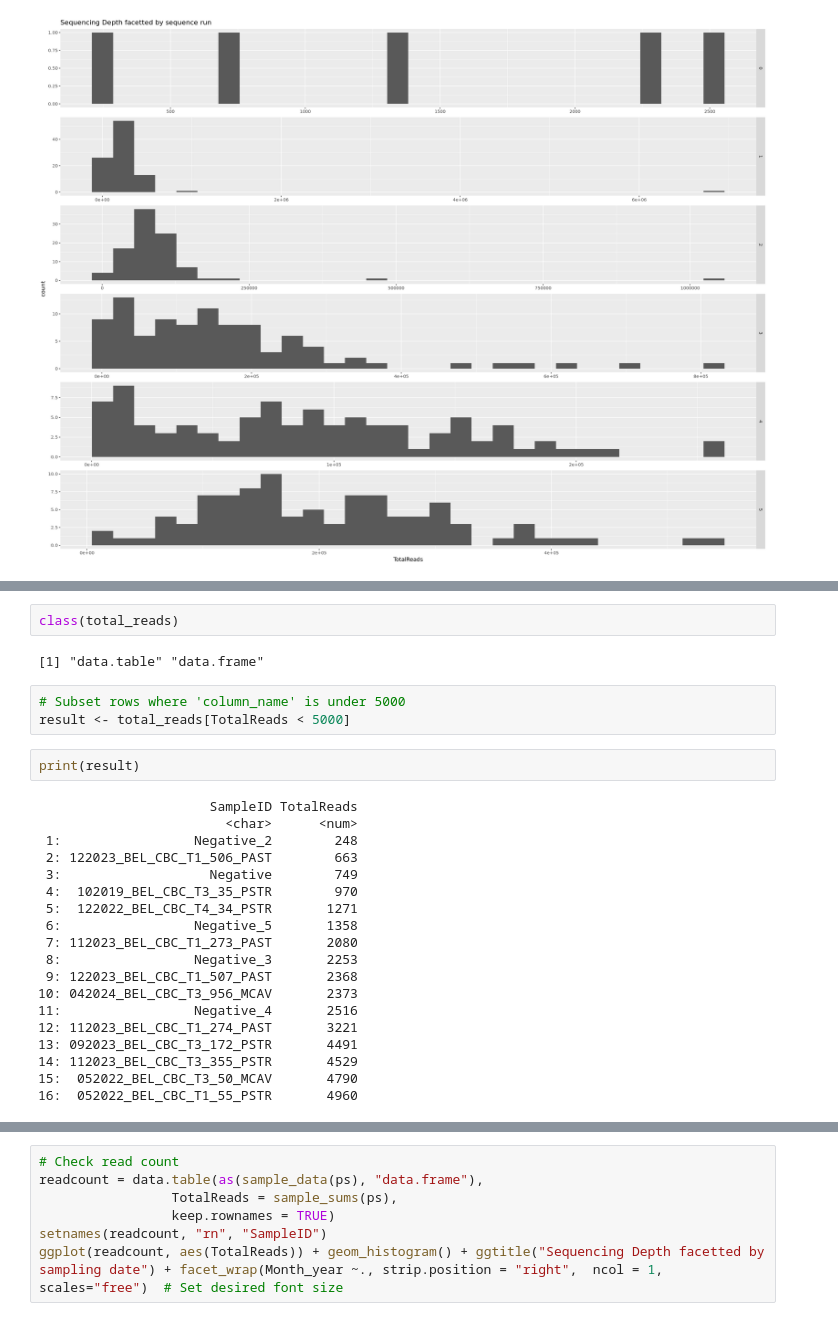
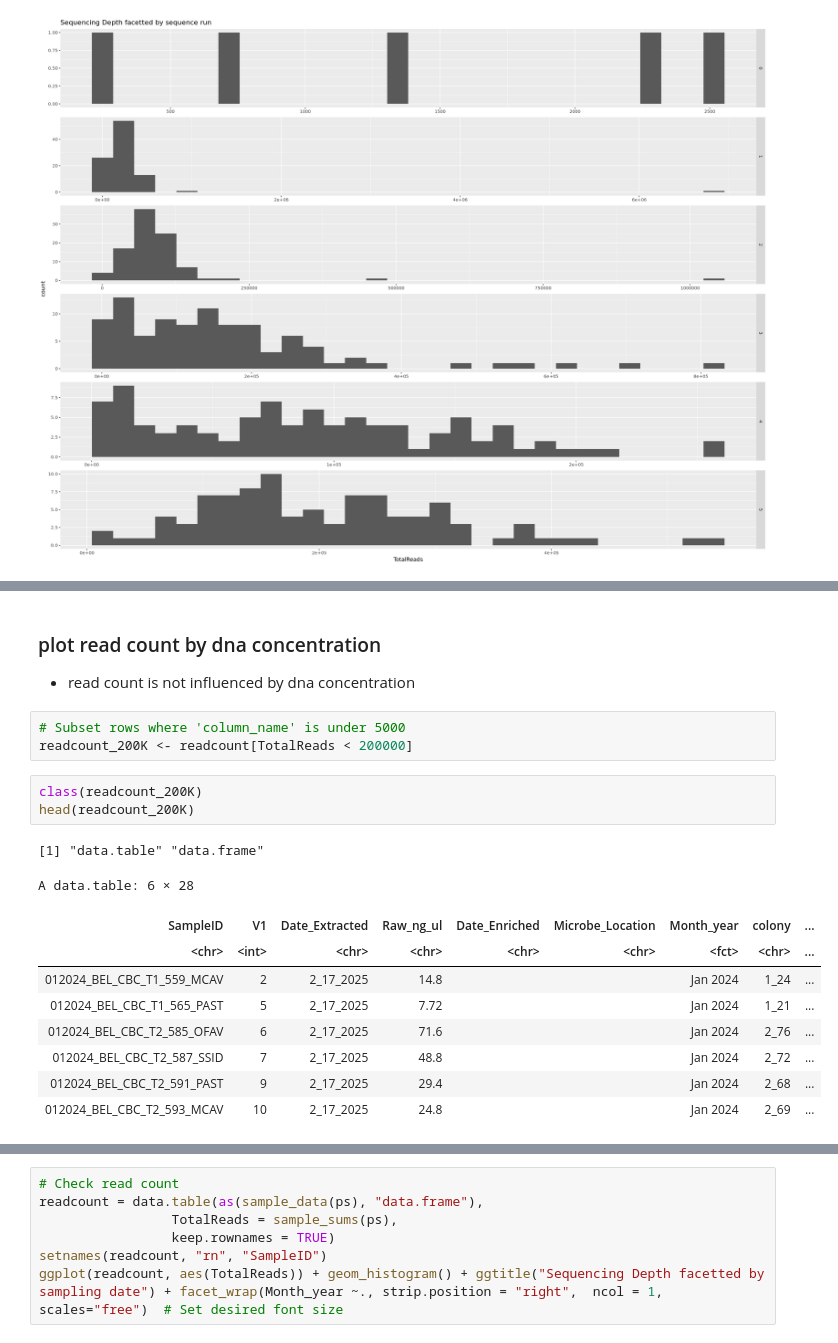
Before and after one commit to cdesouza02/BEL_16S_ITS2, a Jupyter notebook: BEL_ITS2_outputs/its2_ps_processing.ipynb, the cells around one changed output, grey strips where cells are left out. Saved outputs shown, nothing was run; the diff lists cells and outputs as text.

```diff
--- a/BEL_ITS2_outputs/its2_ps_processing.ipynb
+++ b/BEL_ITS2_outputs/its2_ps_processing.ipynb
@@ -64,28 +64,20 @@ readcount[, min(TotalReads)]
-# %%
-class(total_reads)
-# %% [output]
-[1] "data.table" "data.frame"
-# %%
-# Subset rows where 'column_name' is under 5000
-result <- total_reads[TotalReads < 5000]
-# %%
-print(result)
-# %% [output]
-                      SampleID TotalReads
-                        <char>      <num>
- 1:                 Negative_2        248
- 2: 122023_BEL_CBC_T1_506_PAST        663
- 3:                   Negative        749
- 4:  102019_BEL_CBC_T3_35_PSTR        970
- 5:  122022_BEL_CBC_T4_34_PSTR       1271
- 6:                 Negative_5       1358
- 7: 112023_BEL_CBC_T1_273_PAST       2080
- 8:                 Negative_3       2253
- 9: 122023_BEL_CBC_T1_507_PAST       2368
-10: 042024_BEL_CBC_T3_956_MCAV       2373
-11:                 Negative_4       2516
-12: 112023_BEL_CBC_T1_274_PAST       3221
-13: 092023_BEL_CBC_T3_172_PSTR       4491
-14: 112023_BEL_CBC_T3_355_PSTR       4529
-15:  052022_BEL_CBC_T3_50_MCAV       4790
-16:  052022_BEL_CBC_T1_55_PSTR       4960
+# %% [markdown]
+### plot read count by dna concentration
+- read count is not influenced by dna concentration
+# %%
+# Subset rows where 'column_name' is under 5000
+readcount_200K <- readcount[TotalReads < 200000]
+# %%
+class(readcount_200K)
+head(readcount_200K)
+# %% [output]
+[1] "data.table" "data.frame"
+A data.table: 6 × 28
+| SampleID | V1 | Date_Extracted | Raw_ng_ul | Date_Enriched | Microbe_Location | Month_year | colony | ... |
+| <chr> | <int> | <chr> | <chr> | <chr> | <chr> | <fct> | <chr> | ... |
+| 012024_BEL_CBC_T1_559_MCAV | 2 | 2_17_2025 | 14.8 |  |  | Jan 2024 | 1_24 | ... |
+| 012024_BEL_CBC_T1_565_PAST | 5 | 2_17_2025 | 7.72 |  |  | Jan 2024 | 1_21 | ... |
+| 012024_BEL_CBC_T2_585_OFAV | 6 | 2_17_2025 | 71.6 |  |  | Jan 2024 | 2_76 | ... |
+| 012024_BEL_CBC_T2_587_SSID | 7 | 2_17_2025 | 48.8 |  |  | Jan 2024 | 2_72 | ... |
+| 012024_BEL_CBC_T2_591_PAST | 9 | 2_17_2025 | 29.4 |  |  | Jan 2024 | 2_68 | ... |
+| 012024_BEL_CBC_T2_593_MCAV | 10 | 2_17_2025 | 24.8 |  |  | Jan 2024 | 2_69 | ... |
```
Also changed, not shown: parts of 26 cells of this notebook.
